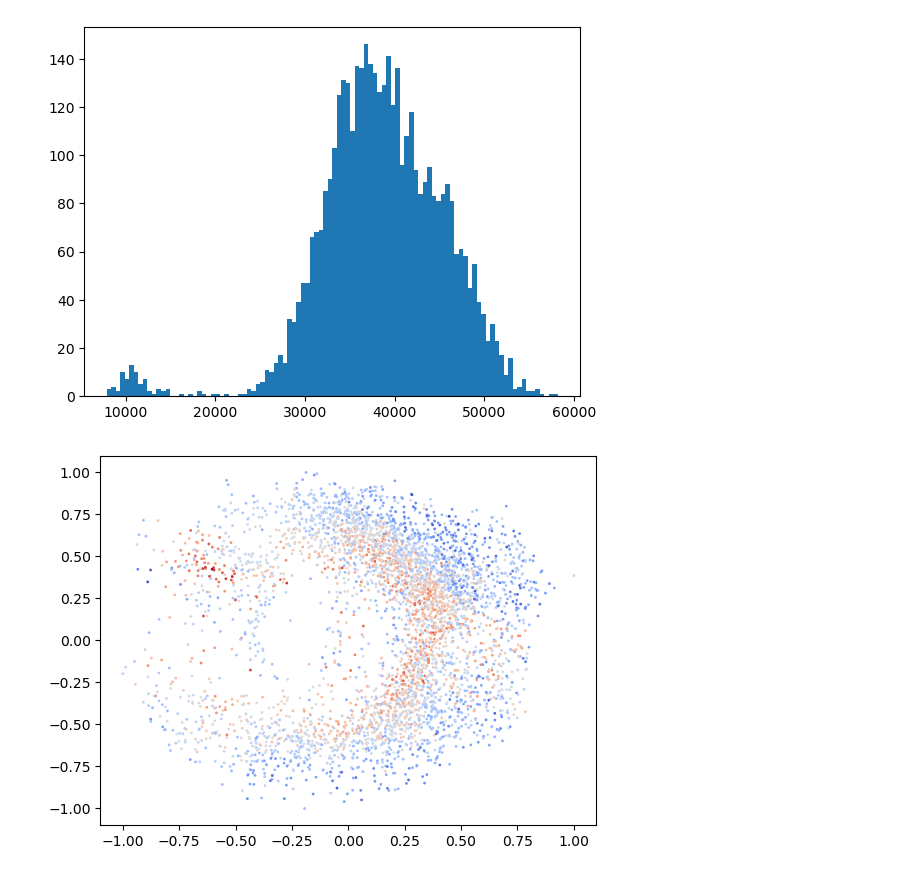
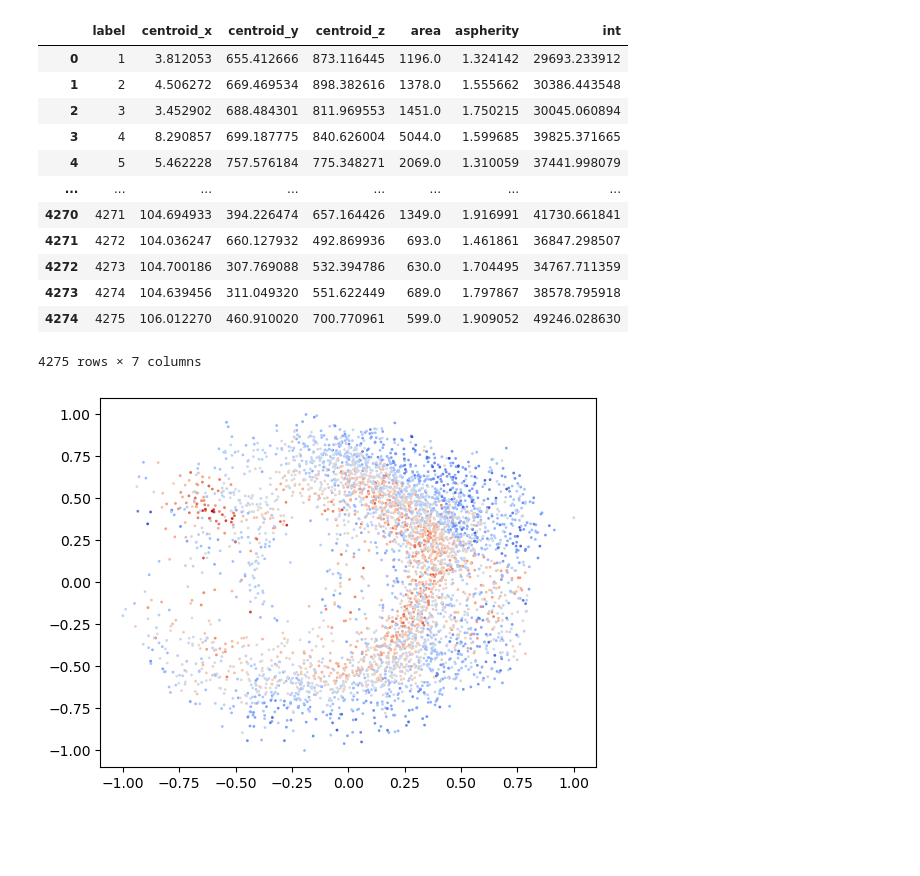
Before and after one commit to chenyenchung/Chen_et_al_2026_microscopy_quant, a Jupyter notebook: Ez-LOF-CtRun/preprocess.ipynb, the cells around one changed output. Saved outputs shown, nothing was run; the diff lists cells and outputs as text; code cells hidden in the pictures; blank space fills up the shorter version.

```diff
--- a/Ez-LOF-CtRun/preprocess.ipynb
+++ b/Ez-LOF-CtRun/preprocess.ipynb
@@ -113,10 +113,22 @@ for i in stats:
     out['aspherity'].append(i.axis_major_length/i.equivalent_diameter_area)
 
 outdf = pd.DataFrame(out)
-# %%
-_ = plt.hist(outdf['int'], bins = 100)
-# %% [output]
-[figure, removed]
+# %%
+outdf
+# %% [output]
+|  | label | centroid_x | centroid_y | centroid_z | area | aspherity | int |
+| 0 | 1 | 3.812053 | 655.412666 | 873.116445 | 1196.0 | 1.324142 | 29693.233912 |
+| 1 | 2 | 4.506272 | 669.469534 | 898.382616 | 1378.0 | 1.555662 | 30386.443548 |
+| 2 | 3 | 3.452902 | 688.484301 | 811.969553 | 1451.0 | 1.750215 | 30045.060894 |
+| 3 | 4 | 8.290857 | 699.187775 | 840.626004 | 5044.0 | 1.599685 | 39825.371665 |
+| 4 | 5 | 5.462228 | 757.576184 | 775.348271 | 2069.0 | 1.310059 | 37441.998079 |
+| ... | ... | ... | ... | ... | ... | ... | ... |
+| 4270 | 4271 | 104.694933 | 394.226474 | 657.164426 | 1349.0 | 1.916991 | 41730.661841 |
+| 4271 | 4272 | 104.036247 | 660.127932 | 492.869936 | 693.0 | 1.461861 | 36847.298507 |
+| 4272 | 4273 | 104.700186 | 307.769088 | 532.394786 | 630.0 | 1.704495 | 34767.711359 |
+| 4273 | 4274 | 104.639456 | 311.049320 | 551.622449 | 689.0 | 1.797867 | 38578.795918 |
+| 4274 | 4275 | 106.012270 | 460.910020 | 700.770961 | 599.0 | 1.909052 | 49246.028630 |
+4275 rows × 7 columns
 # %%
 thres = 22500
 outdf = outdf[outdf['int'] > thres].reset_index(drop = True)
```
Also changed, not shown: 1 other file.
